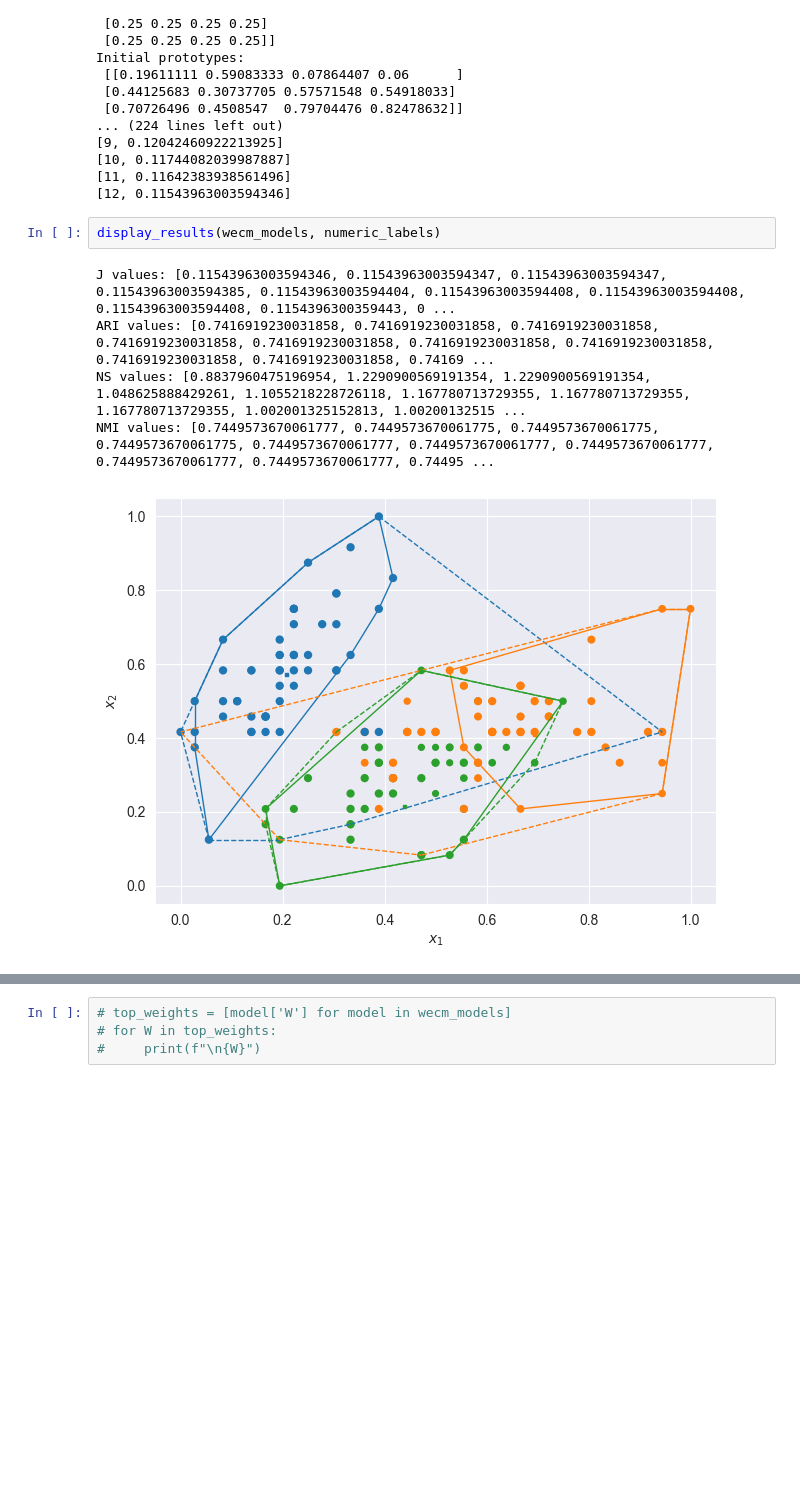
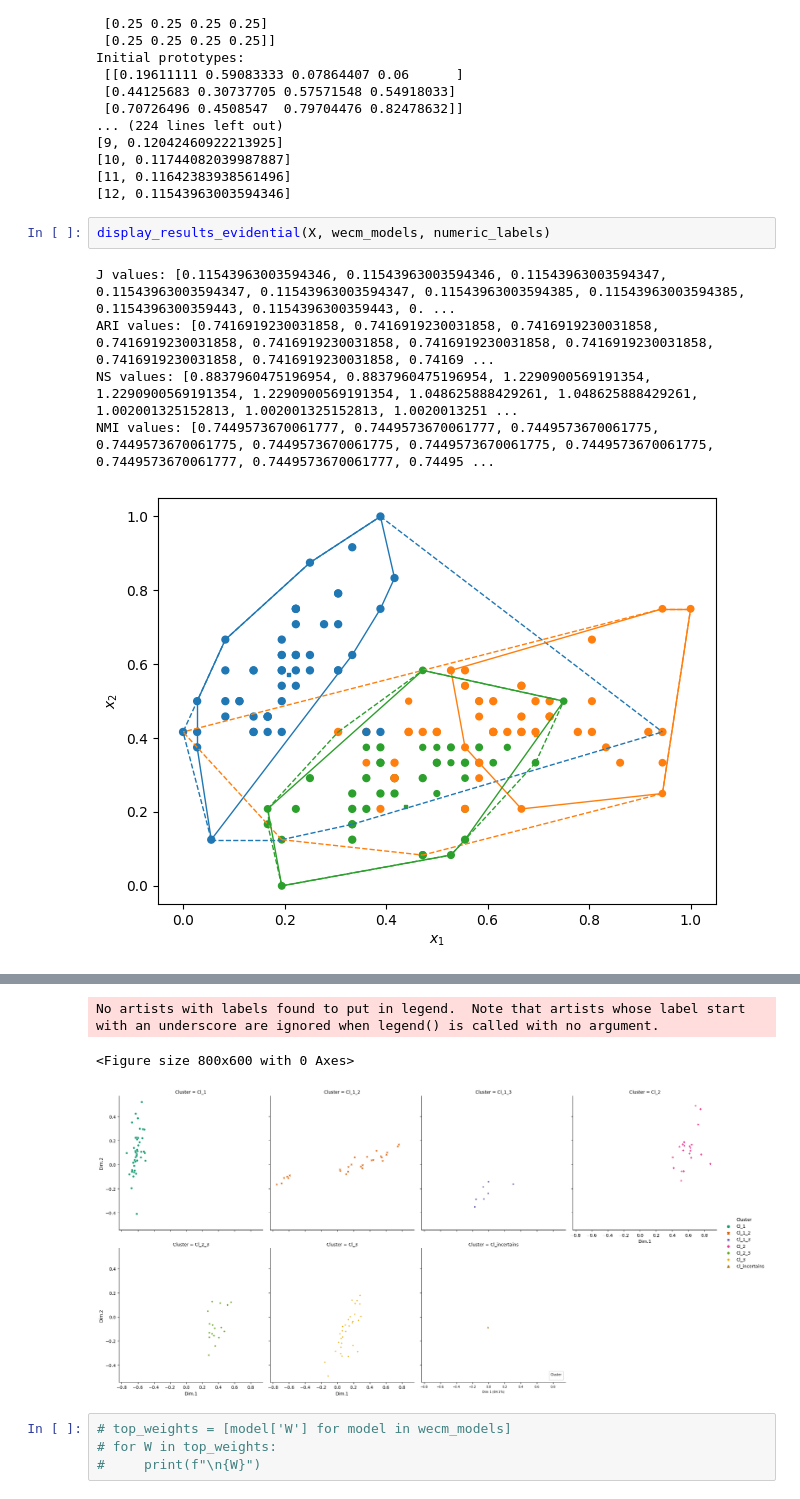
Before and after one commit to tridogithub/evclust, a Jupyter notebook: docs/internship/wecm_iris.ipynb, the cells around one changed output, grey strips where cells are left out. Cells and saved outputs as stored; diff of their text form; blank space fills up the shorter version.

```diff
--- a/docs/internship/wecm_iris.ipynb
+++ b/docs/internship/wecm_iris.ipynb
@@ -134,10 +124,10 @@ Initial prototypes:
 [11, 0.11642383938561496]
 [12, 0.11543963003594346]
 # %%
-display_results(wecm_models, numeric_labels)
+display_results_evidential(X, wecm_models, numeric_labels)
 # %% [output]
-J values: [0.11543963003594346, 0.11543963003594347, 0.11543963003594347, 0.11543963003594385, 0.11543963003594404, 0.11543963003594408, 0.11543963003594408, 0.11543963003594408, 0.1154396300359443, 0 ...
+J values: [0.11543963003594346, 0.11543963003594346, 0.11543963003594347, 0.11543963003594347, 0.11543963003594347, 0.11543963003594385, 0.11543963003594385, 0.1154396300359443, 0.1154396300359443, 0. ...
 ARI values: [0.7416919230031858, 0.7416919230031858, 0.7416919230031858, 0.7416919230031858, 0.7416919230031858, 0.7416919230031858, 0.7416919230031858, 0.7416919230031858, 0.7416919230031858, 0.74169 ...
-NS values: [0.8837960475196954, 1.2290900569191354, 1.2290900569191354, 1.048625888429261, 1.1055218228726118, 1.167780713729355, 1.167780713729355, 1.167780713729355, 1.002001325152813, 1.00200132515 ...
-NMI values: [0.7449573670061777, 0.7449573670061775, 0.7449573670061775, 0.7449573670061775, 0.7449573670061777, 0.7449573670061777, 0.7449573670061777, 0.7449573670061777, 0.7449573670061777, 0.74495 ...
+NS values: [0.8837960475196954, 0.8837960475196954, 1.2290900569191354, 1.2290900569191354, 1.2290900569191354, 1.048625888429261, 1.048625888429261, 1.002001325152813, 1.002001325152813, 1.0020013251 ...
+NMI values: [0.7449573670061777, 0.7449573670061777, 0.7449573670061775, 0.7449573670061775, 0.7449573670061775, 0.7449573670061775, 0.7449573670061775, 0.7449573670061777, 0.7449573670061777, 0.74495 ...
-[figure, old version]
+[figure, new version]
@@ -145,3 +135,6 @@ NMI values: [0.7449573670061777, 0.7449573670061775, 0.7449573670061775, 0.74495
+No artists with labels found to put in legend.  Note that artists whose label start with an underscore are ignored when legend() is called with no argument.
+<Figure size 800x600 with 0 Axes>
+[figure, added]
 # %%
 # top_weights = [model['W'] for model in wecm_models]
 # for W in top_weights:
```
Also changed, not shown: parts of 24 cells of this notebook.
